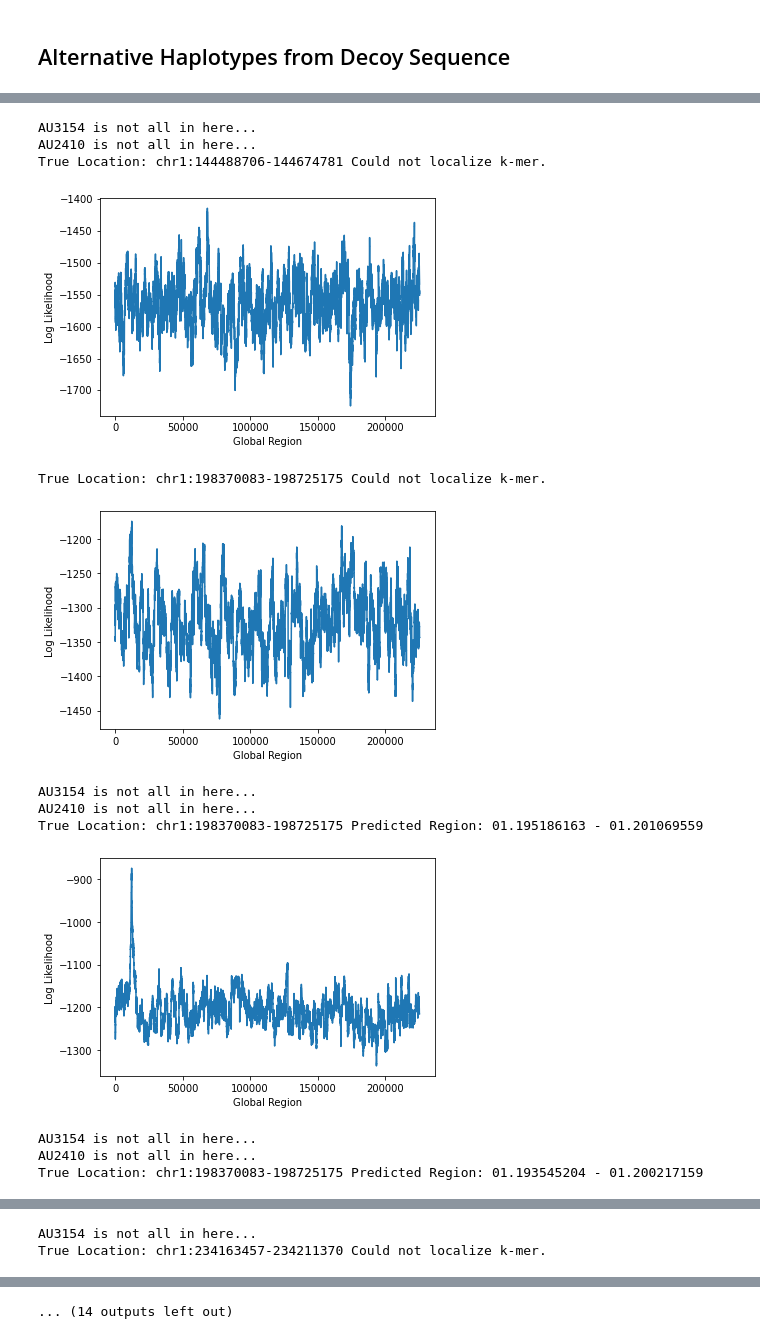
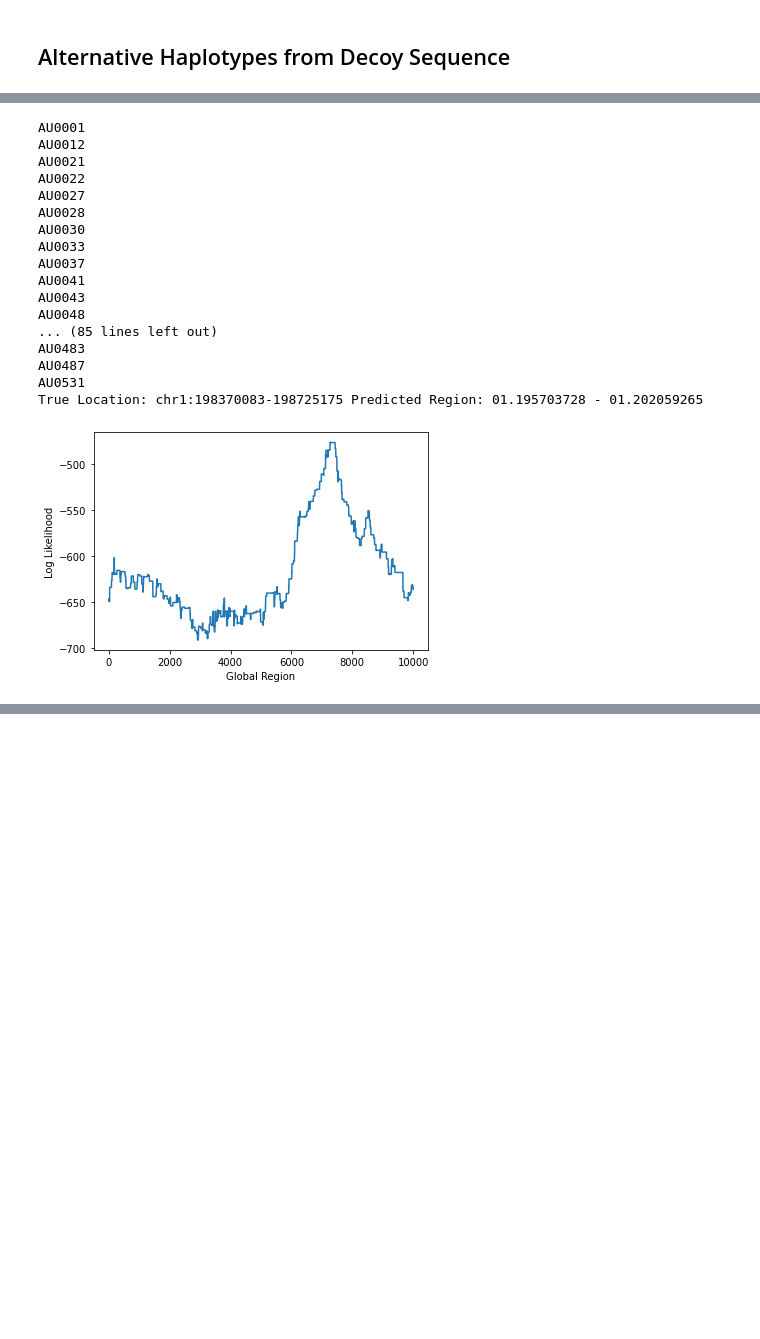
Before and after one commit to briannachrisman/alt_haplotypes, a Jupyter notebook: src/localize/likelihood_scratch.ipynb, the cells around one changed output, grey strips where cells are left out. Cells and saved outputs as stored; diff of their text form; code cells hidden in the pictures; blank space fills up the shorter version.

```diff
--- a/src/localize/likelihood_scratch.ipynb
+++ b/src/localize/likelihood_scratch.ipynb
@@ -41,14 +43,15 @@ kmer_counts.index = [(int(i.split(',')[0].replace('(', '')), float(i.split(',')[
 ## Alternative Haplotypes from Decoy Sequence
 # %%
 # Load in k-mer counts.
-KMERS_FILE = '/home/groups/dpwall/briannac/alt_haplotypes/intermediate_files/ground_truth/sample_kmer_matrix/known_alt_haplotype_kmers_filt.txt'
-KMER_COUNTS_FILE = '/home/groups/dpwall/briannac/alt_haplotypes/intermediate_files/ground_truth/sample_kmer_matrix/kmers.filt.tsv'
+KMERS_FILE = '/home/groups/dpwall/briannac/alt_haplotypes/data/known_kmers.txt'
+KMER_COUNTS_FILE = '/home/groups/dpwall/briannac/alt_haplotypes/data/known_kmer_counts.tsv'
 
 ref_genome = {r.id:r.description.split('  ')[4].replace('rg:', '') for r in SeqIO.parse(
     '/home/groups/dpwall/briannac/general_data/reference_genomes/GRCh38_reference_genome/GRCh38_full_analysis_set_plus_decoy_hla.fa', 'fasta') if 'alt' in r.id}
 
-kmer_counts = pd.read_table(KMER_COUNTS_FILE, header=None, index_col=0, nrows=100000, skiprows=10000)
-kmer_names = pd.read_table(KMERS_FILE, header=None, index_col=0, nrows=100000, skiprows=10000)
+kmer_counts = pd.read_table(KMER_COUNTS_FILE, header=None, index_col=0, nrows=1000,skiprows=10000)
+kmer_names = pd.read_table(KMERS_FILE, header=None, index_col=0, nrows=1000,skiprows=10000)
 kmer_counts.index = [(i,ref_genome[j]) for i,j in zip(kmer_names.index, kmer_names[1])]
 kmer_counts.columns = bam_mappings.index
 kmer_counts = kmer_counts[((kmer_counts>0).mean(axis=1)>.05) & ((kmer_counts>0).mean(axis=1)<.5)]
+print(len(kmer_counts))
@@ -230,31 +234,36 @@ class MLE:
 # %%
 mle = MLE(5.83, 100, eps=0, phasing_error=0)
 aa = []
-for k in kmer_counts_normed.iloc[::1000].iterrows():
+for k in kmer_counts_normed[::100][5:].iterrows():
     a = mle.GlobalLikelihood(k, bam_mappings, family_info,
                          global_region_to_idx, fam_region_to_idx, fam_idx_to_global_idx,MAX_FAMS=100)
     aa = aa + [a]
-    start, end = GlobalInterval(a, .95)
+    start, end = GlobalInterval(a)
     if idx_to_global_region[start][:2]!=idx_to_global_region[end][:2]:
         print('True Location:',  k[0][1], 'Could not localize k-mer.')
     else:
         print('True Location:',  k[0][1], 'Predicted Region:',
           '.'.join(idx_to_global_region[start].split('.')[:2]), '-', '.'.join(np.array(idx_to_global_region[end].split('.'))[[0,2]]))
-    plt.plot(a)
+    plt.plot(a[5000:15000])
     plt.ylabel('Log Likelihood')
     plt.xlabel('Global Region')
     plt.show()
 # %% [output]
-AU3154 is not all in here...
-AU2410 is not all in here...
-True Location: chr1:144488706-144674781 Could not localize k-mer.
+AU0001
+AU0012
+AU0021
+AU0022
+AU0027
+AU0028
+AU0030
+AU0033
+AU0037
+AU0041
+AU0043
+AU0048
+... (85 lines left out)
+AU0483
+AU0487
+AU0531
+True Location: chr1:198370083-198725175 Predicted Region: 01.195703728 - 01.202059265
-[figure, old version]
+[figure, new version]
-True Location: chr1:198370083-198725175 Could not localize k-mer.
-[figure, removed]
-AU3154 is not all in here...
-AU2410 is not all in here...
-True Location: chr1:198370083-198725175 Predicted Region: 01.195186163 - 01.201069559
-[figure, removed]
-AU3154 is not all in here...
-AU2410 is not all in here...
-True Location: chr1:198370083-198725175 Predicted Region: 01.193545204 - 01.200217159
@@ -262,2 +269,0 @@ True Location: chr1:198370083-198725175 Predicted Region: 01.193545204 - 01.2002
-AU3154 is not all in here...
-True Location: chr1:234163457-234211370 Could not localize k-mer.
@@ -268 +269,0 @@ True Location: chr2:728878-860300 Predicted Region: 02.000000001 - 02.005406157
-... (14 outputs left out)
```
Also changed, not shown: parts of 12 cells of this notebook, 37 other files.
